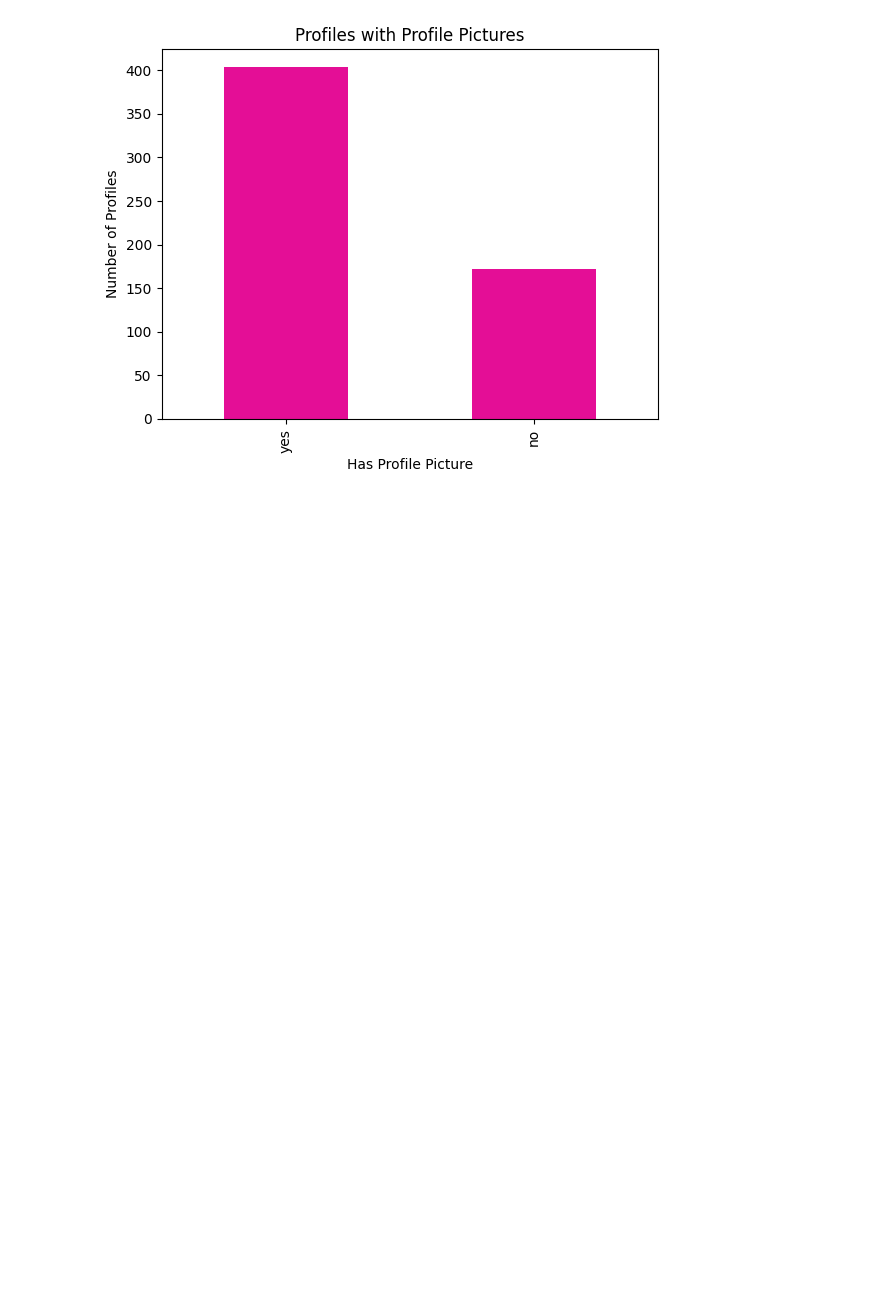
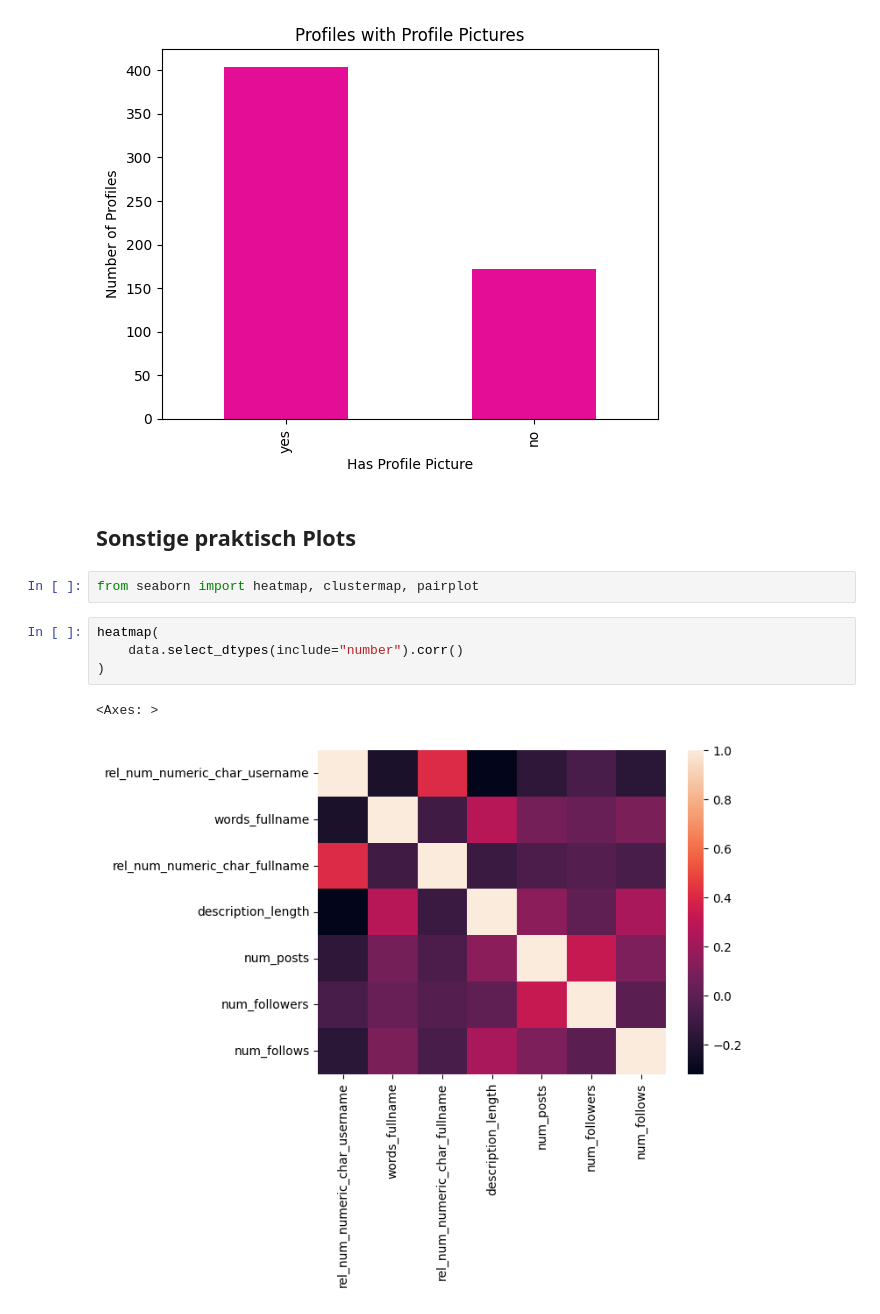
Before and after one commit to mckoh/data-science-s25, a Jupyter notebook: code/ct/lektion_01.ipynb, the cells around one changed output. Cells and saved outputs as stored; diff of their text form; blank space fills up the shorter version.

Commit message:
added seaborn plots

```diff
--- a/code/ct/lektion_01.ipynb
+++ b/code/ct/lektion_01.ipynb
@@ -154,3 +154,14 @@ data["profile_pic"].value_counts().plot(
 # %% [output]
 <Axes: title={'center': 'Profiles with Profile Pictures'}, xlabel='Has Profile Picture', ylabel='Number of Profiles'>
 [figure]
+# %% [markdown]
+## Sonstige praktisch Plots
+# %%
+from seaborn import heatmap, clustermap, pairplot
+# %%
+heatmap(
+    data.select_dtypes(include="number").corr()
+)
+# %% [output]
+<Axes: >
+[figure, added]
```
Also changed, not shown: parts of 2 cells of this notebook.
